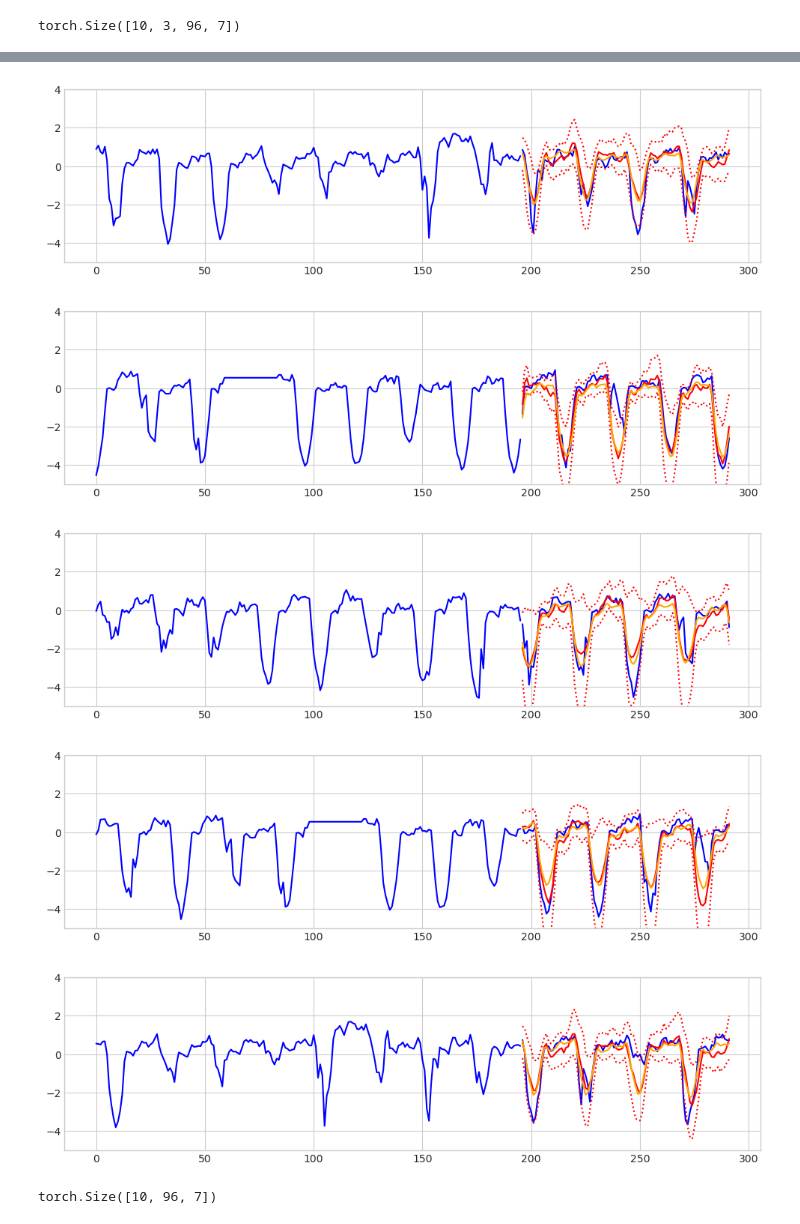
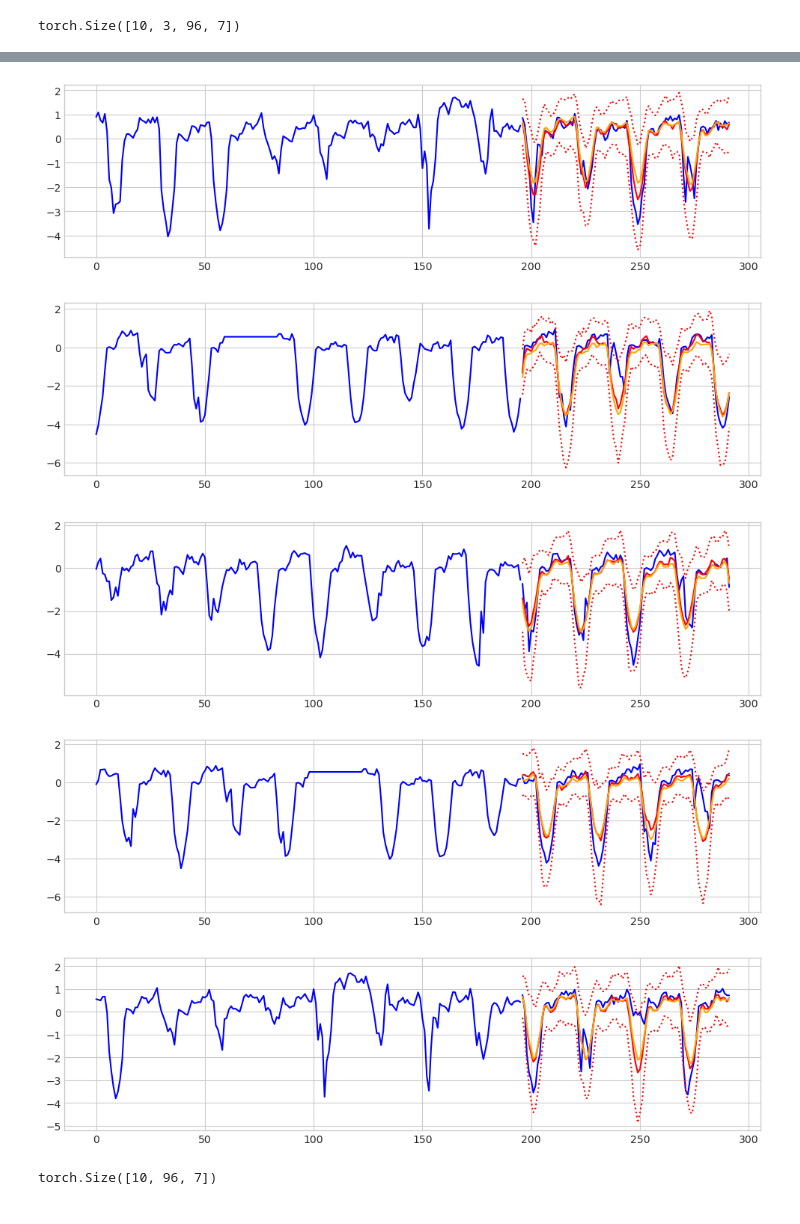
Before and after one commit to kyongmin-yeo/granite-tsfm, a Jupyter notebook: notebooks/hfdemo/ttm_ddpm.ipynb, the cells around one changed output, grey strips where cells are left out. Saved outputs shown, nothing was run; the diff lists cells and outputs as text; code cells hidden in the pictures.

```diff
--- a/notebooks/hfdemo/ttm_ddpm.ipynb
+++ b/notebooks/hfdemo/ttm_ddpm.ipynb
@@ -556,5 +556,5 @@ for i in range(pred_int.size(0)):
     plt.plot(T_future,pred_int[i,0,:,0],color='red',linestyle=':')
     plt.plot(T_future,pred_int[i,2,:,0],color='red',linestyle=':')
     plt.plot(T_future,pred_mean[i,:,0],color='orange')
-    plt.ylim([-5,4])
+    #plt.ylim([-5,4])
 # %% [output]
@@ -566,8 +566,8 @@ for i in range(pred_int.size(0)):
-[figure, old version]
+[figure, new version]
-[figure, old version]
+[figure, new version]
-[figure, old version]
+[figure, new version]
-[figure, old version]
+[figure, new version]
-[figure, old version]
+[figure, new version]
 # %%
 distribution.mean.size()
 # %% [output]
```
Also changed, not shown: parts of 5 cells of this notebook.
